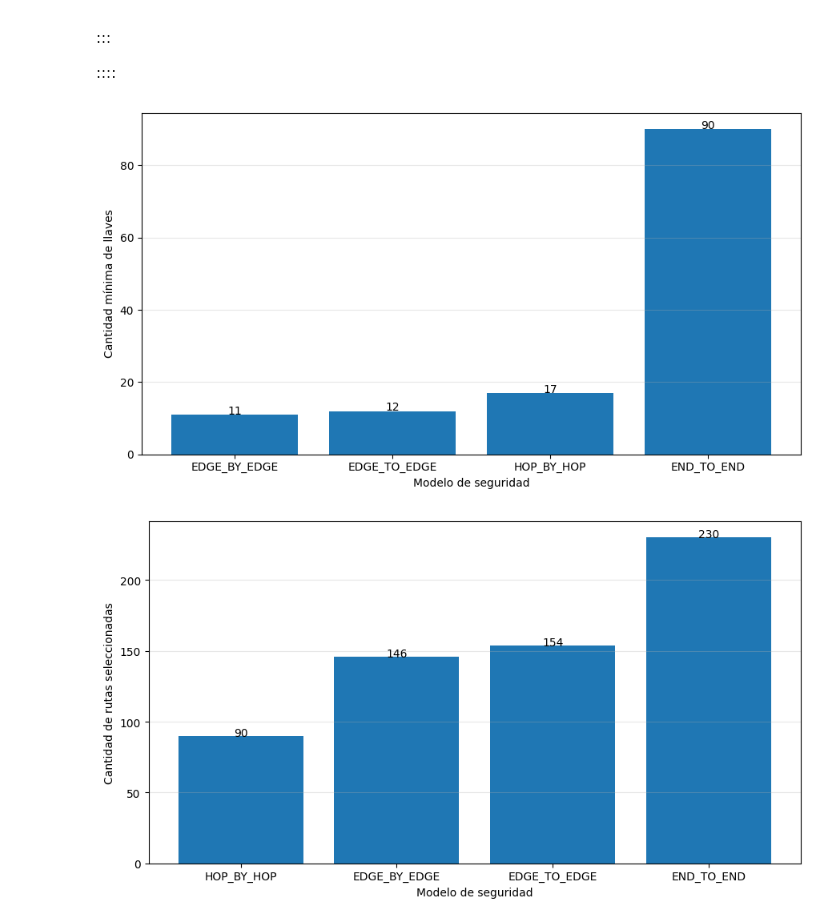
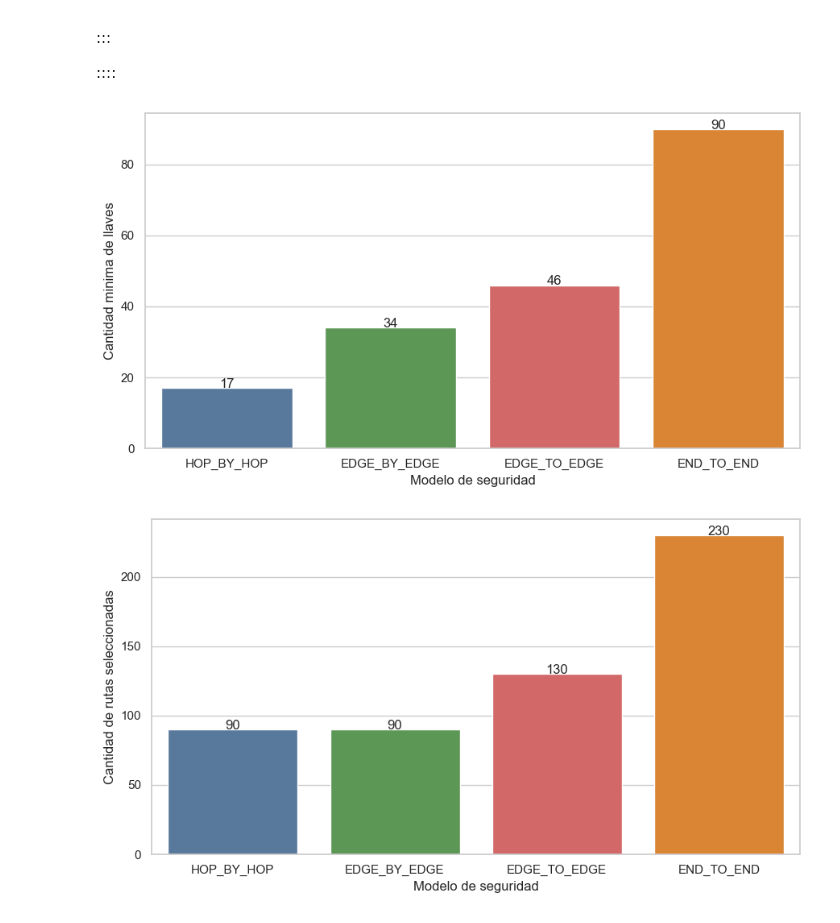
Before and after one commit to ramirofd/dtn-bpsec-pipeline, a Jupyter notebook: scenarios/examples/two_planes_polar/Modelo2-minKeys.ipynb, the cells around one changed output. Saved outputs shown, nothing was run; the diff lists cells and outputs as text; code cells hidden in the pictures.

Commit message:
update tests to fix behavior of edge-by-edge model

```diff
--- a/scenarios/examples/two_planes_polar/Modelo2-minKeys.ipynb
+++ b/scenarios/examples/two_planes_polar/Modelo2-minKeys.ipynb
@@ -29,7 +29,7 @@ SERIES_COLORS = {
     SecurityModelType.EDGE_TO_EDGE: "#8d0801",
 }
 
-max_routes = 3
+max_routes = 1
 pipeline = SimulationPipeline()
 
 result = pipeline.run(
@@ -250,43 +269,55 @@ for sec_model in SERIES_COLORS.keys():
 # %%
 #| label: fig-gapminder
 #| fig-cap: "Resultados de modelo 3"
 #| fig-subcap:
-#|   - "Llaves mínimas para garantizar al menos 1 camino por par"
-#|   - "Rutas seleccionadas en la solución óptima"
+#|   - "Llaves minimas para garantizar al menos 1 camino por par"
+#|   - "Rutas seleccionadas en la solucion optima"
 #| layout-ncol: 2
 #| column: page
 #| echo: false
 #| out-width: 100%
 
-import matplotlib.pyplot as plt
-
 plot_df = df_m3.sort_values("selected_keys").copy()
 
 plt.figure(figsize=(9, 5))
-plt.bar(plot_df["model"], plot_df["selected_keys"])
-plt.xlabel("Modelo de seguridad")
-plt.ylabel("Cantidad mínima de llaves")
-plt.grid(axis="y", alpha=0.3)
+ax = sns.barplot(
+    data=plot_df,
+    x="model",
+    y="selected_keys",
+    hue="model",
+    dodge=False,
+    palette=palette_for(plot_df["model"]),
+    legend=False,
+)
+ax.set_xlabel("Modelo de seguridad")
+ax.set_ylabel("Cantidad minima de llaves")
 
 for i, value in enumerate(plot_df["selected_keys"]):
-    plt.text(i, value + 0.05, str(value), ha="center")
+    ax.text(i, value + 0.05, str(value), ha="center")
 
 plt.tight_layout()
 plt.show()
 
 plot_df = df_m3.sort_values("selected_routes").copy()
 
 plt.figure(figsize=(9, 5))
-plt.bar(plot_df["model"], plot_df["selected_routes"])
-plt.xlabel("Modelo de seguridad")
-plt.ylabel("Cantidad de rutas seleccionadas")
-plt.grid(axis="y", alpha=0.3)
+ax = sns.barplot(
+    data=plot_df,
+    x="model",
+    y="selected_routes",
+    hue="model",
+    dodge=False,
+    palette=palette_for(plot_df["model"]),
+    legend=False,
+)
+ax.set_xlabel("Modelo de seguridad")
+ax.set_ylabel("Cantidad de rutas seleccionadas")
 
 for i, value in enumerate(plot_df["selected_routes"]):
-    plt.text(i, value + 0.05, str(value), ha="center")
+    ax.text(i, value + 0.05, str(value), ha="center")
 
 plt.tight_layout()
 plt.show()
 # %% [output]
-[figure, old version]
+[figure, new version]
-[figure, old version]
+[figure, new version]
```
Also changed, not shown: parts of 2 cells of this notebook, 30 other files.
